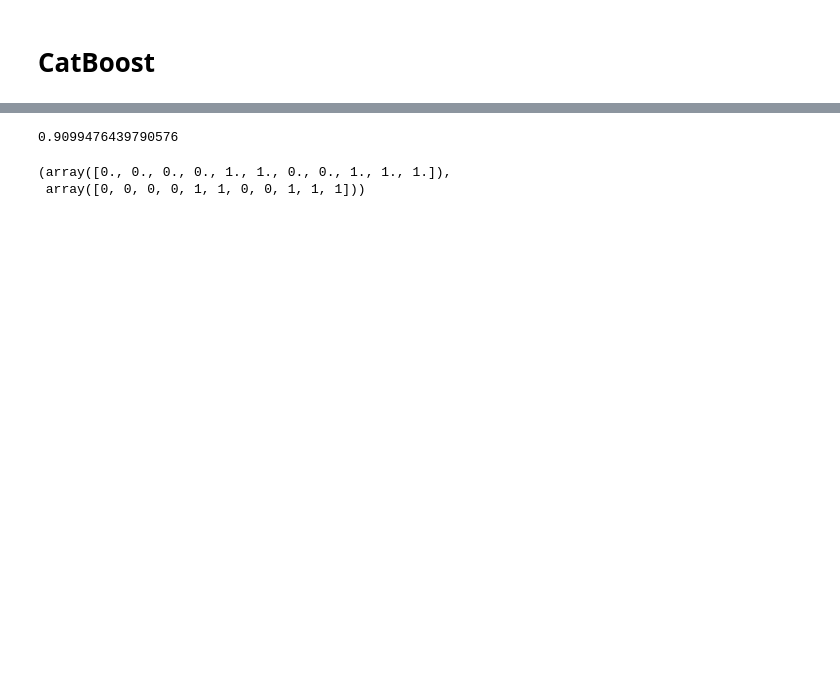
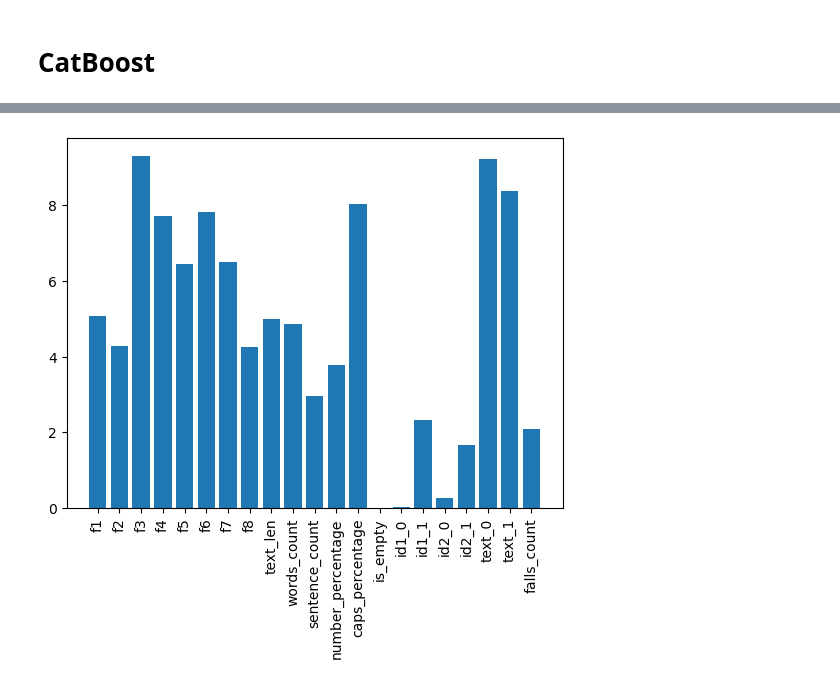
Before and after one commit to BuldakovN/WB, a Jupyter notebook: data/data_preprocessing.ipynb, the cells around one changed output, grey strips where cells are left out. Saved outputs shown, nothing was run; the diff lists cells and outputs as text; code cells hidden in the pictures; blank space fills up the shorter version.

Commit message:
Add preprocessing. Create model file

```diff
--- a/data/data_preprocessing.ipynb
+++ b/data/data_preprocessing.ipynb
@@ -321,6 +259,6 @@ len(X_train)
 # %%
-data = pd.read_csv('./balanced_data/valid_data.csv').dropna()
-Y_valid = data['label']
-X_valid = data.drop(['label', 'id1', 'id2', 'id3', 'text'], axis=1)
+data_valid = pd.read_csv('./cutted_data/valid_data.csv')
+Y_valid = data_valid['label']
+X_valid = data_valid.drop(['label', 'id1', 'id2', 'id3', 'text', 'id1_0', 'id1_1', 'id2_0', 'id2_1'], axis=1)
 len(X_valid)
 # %% [output]
@@ -386,3 +324,14 @@ model = CatBoostClassifier(**{'iterations': 88,
+# %%
+params = {'iterations': 101,
+  'learning_rate': 0.04826608737058195,
+  'depth': 12,
+  'l2_leaf_reg': 0.07076660297596289,
+  'random_strength': 9.274286216076613}
+# %%
+model = CatBoostClassifier(**params,
+                           random_state = 42,
+                           thread_count=-1,
+                           eval_metric = 'F1')
 # %%
 model.fit(X_train, Y_train, eval_set=(X_valid, Y_valid))
 # %% [output]
@@ -424,10 +382 @@ X_test = X_test.drop(['label', 'id1', 'id2', 'id3', 'text'], axis=1)
-# %%
-model.score(X_test, Y_test)
-# %% [output]
-0.9099476439790576
-# %%
-model.predict(X_test.loc[:10]), Y_test.loc[:10].to_numpy()
-# %% [output]
-(array([0., 0., 0., 0., 1., 1., 0., 0., 1., 1., 1.]),
- array([0, 0, 0, 0, 1, 1, 0, 0, 1, 1, 1]))
 # %%
@@ -434,0 +384,10 @@ model.save_model("../model/catboost.model")
+# %%
+feature_importance = {}
+for name, val in zip(X_train.columns, model.get_feature_importance()):
+    feature_importance[name] = val
+# %%
+plt.bar(feature_importance.keys(), feature_importance.values())
+plt.xticks(rotation=90)
+plt.show()
+# %% [output]
+[figure, added]
```
Also changed, not shown: parts of 51 cells of this notebook, 22 other files.
